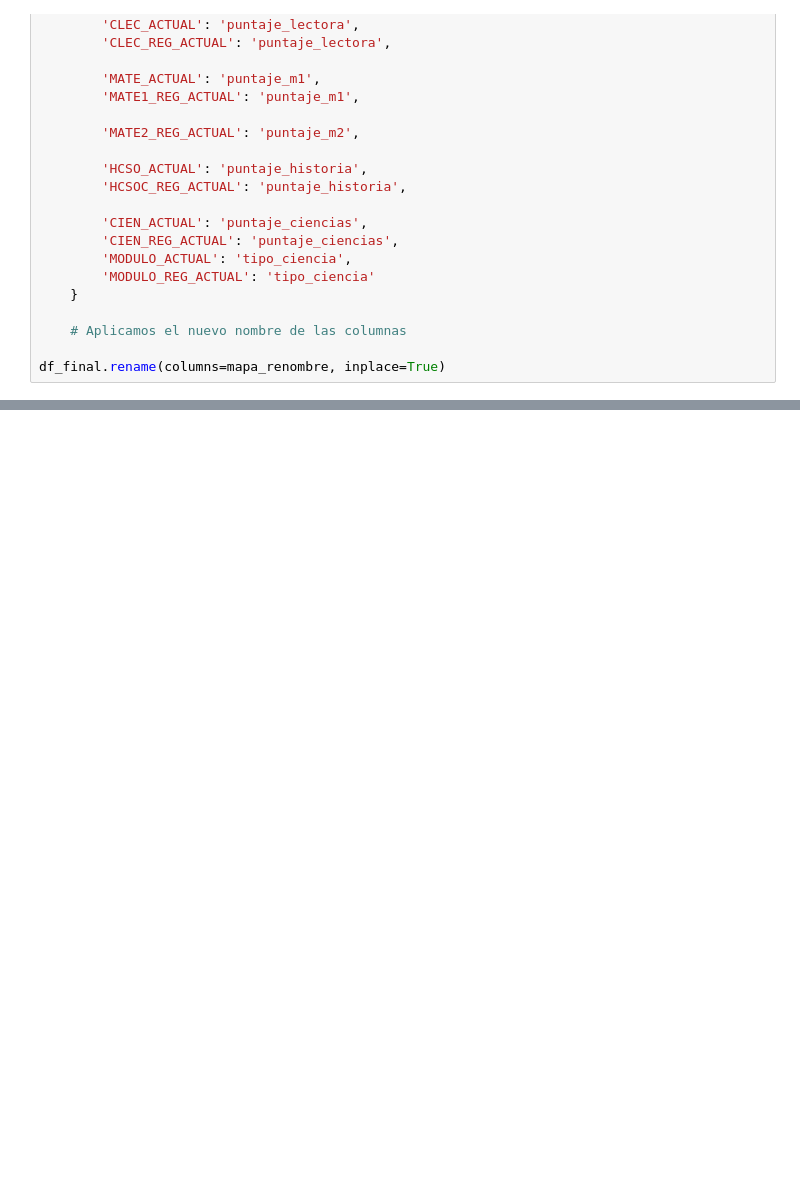
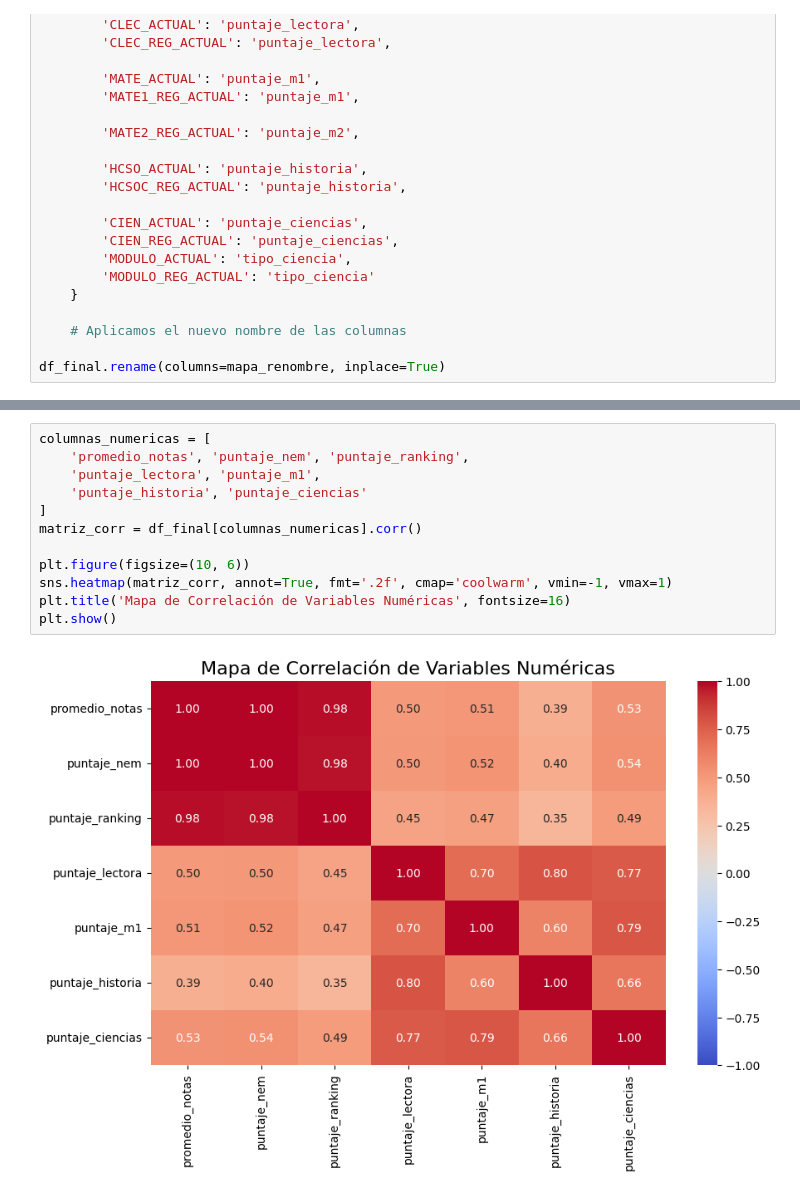
Before and after one commit to BenjaCidR/Proyecto-DEMRE, a Jupyter notebook: notebooks/Limpieza_2012-2018.ipynb, the cells around one changed output, grey strips where cells are left out. Saved outputs shown, nothing was run; the diff lists cells and outputs as text; blank space fills up the shorter version.

```diff
--- a/notebooks/Limpieza_2012-2018.ipynb
+++ b/notebooks/Limpieza_2012-2018.ipynb
@@ -318,0 +326,14 @@ plt.show()
+# %%
+columnas_numericas = [
+    'promedio_notas', 'puntaje_nem', 'puntaje_ranking',
+    'puntaje_lectora', 'puntaje_m1',
+    'puntaje_historia', 'puntaje_ciencias'
+]
+matriz_corr = df_final[columnas_numericas].corr()
+
+plt.figure(figsize=(10, 6))
+sns.heatmap(matriz_corr, annot=True, fmt='.2f', cmap='coolwarm', vmin=-1, vmax=1)
+plt.title('Mapa de Correlación de Variables Numéricas', fontsize=16)
+plt.show()
+# %% [output]
+[figure, added]
```
Also changed, not shown: parts of 33 cells of this notebook, 2 other files.
